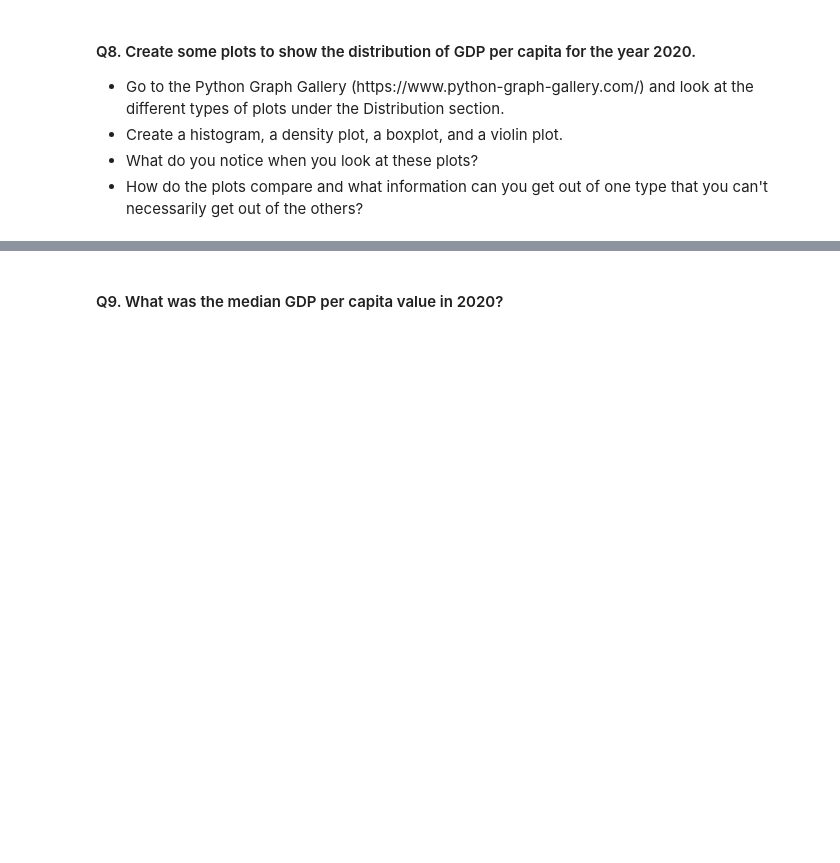
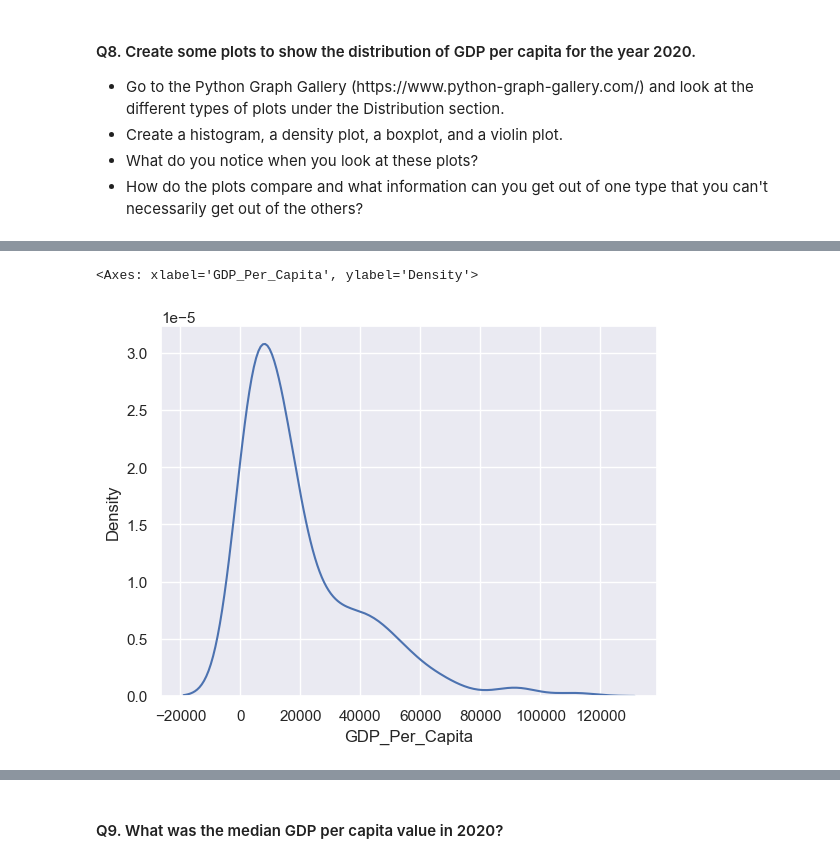
Before and after one commit to NSS-Data-Analytics-Cohort-11/undata-hayleymadden, a Jupyter notebook: notebook/UNdata_DA11.ipynb, the cells around one changed output, grey strips where cells are left out. Saved outputs shown, nothing was run; the diff lists cells and outputs as text; code cells hidden in the pictures; blank space fills up the shorter version.

```diff
--- a/notebook/UNdata_DA11.ipynb
+++ b/notebook/UNdata_DA11.ipynb
@@ -174,0 +190,6 @@ A: Some of these entries, such as 'Sint Maarten (Dutch part)', 'CuraÃ§ao', and
+# %%
+#create a density plot
+sns.kdeplot(gdp_2020["GDP_Per_Capita"])
+# %% [output]
+<Axes: xlabel='GDP_Per_Capita', ylabel='Density'>
+[figure, added]
```
Also changed, not shown: parts of 21 cells of this notebook.
